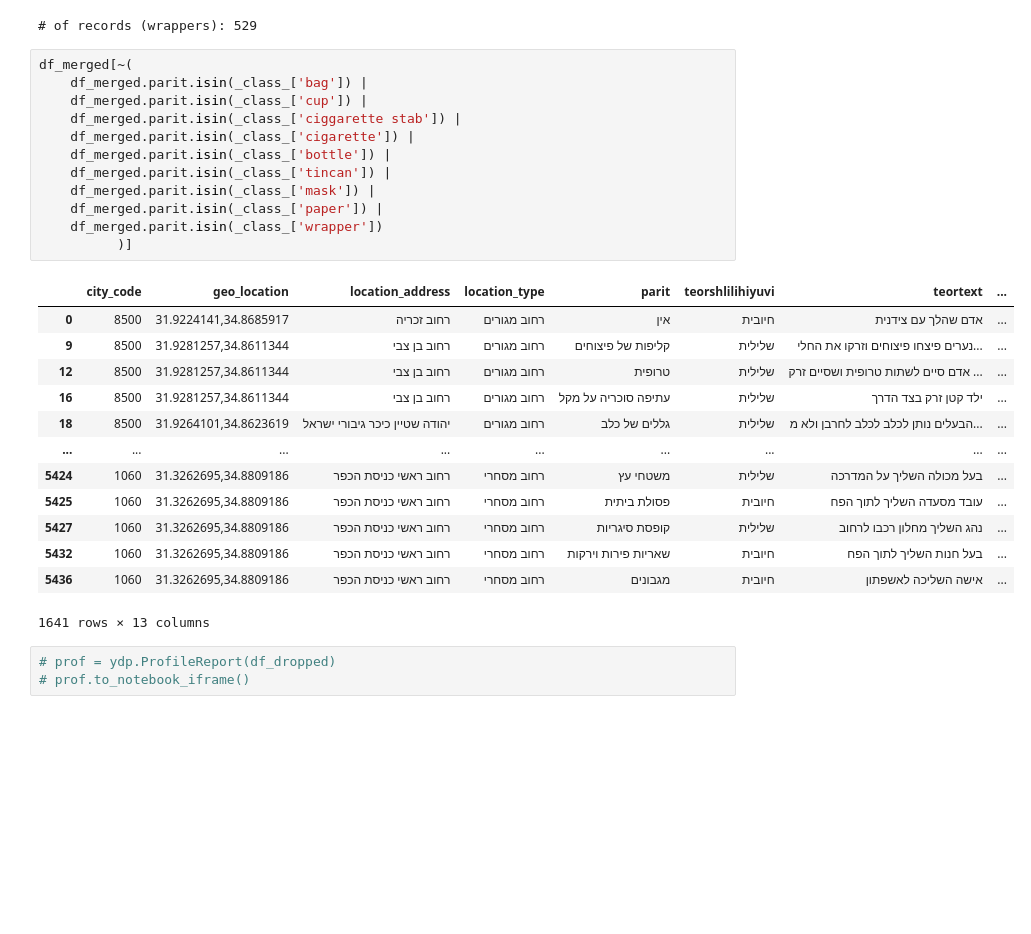
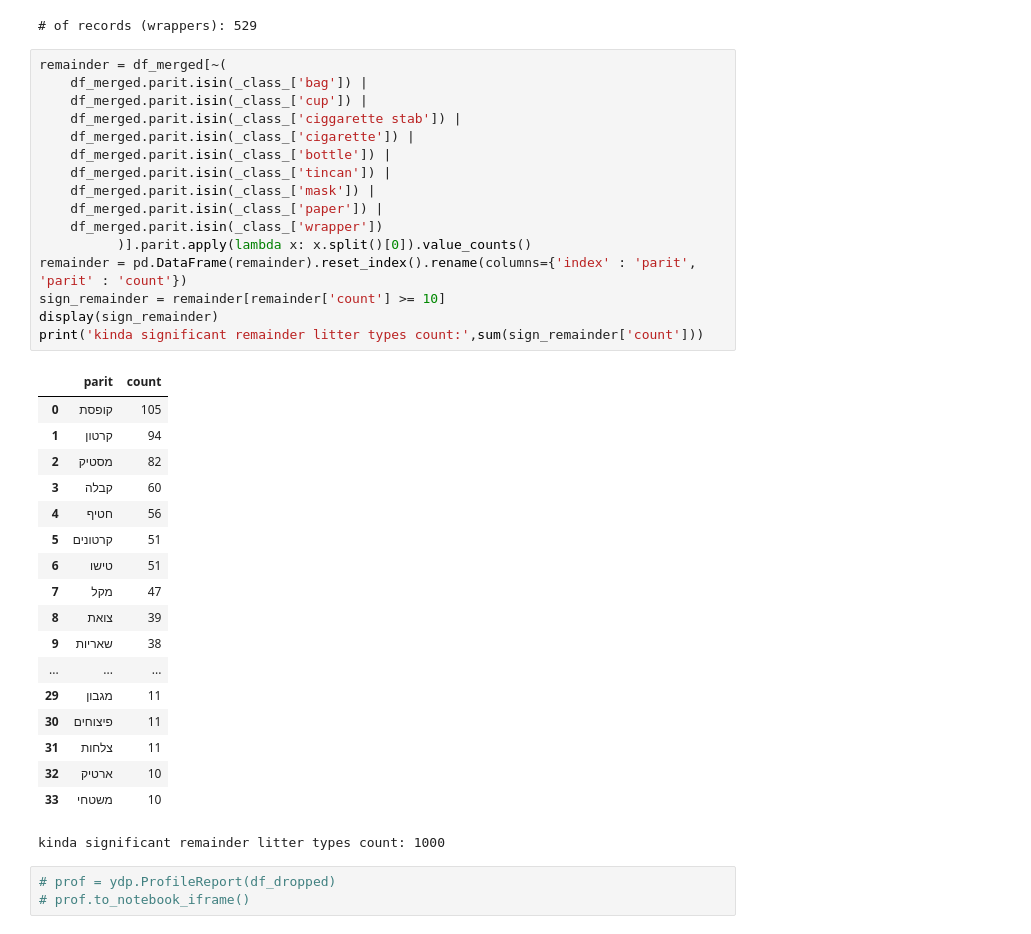
Before and after one commit to ColgateSmile/Visualization_Project_littering-incidents-Israel, a Jupyter notebook: master.ipynb, the cells around one changed output. Saved outputs shown, nothing was run; the diff lists cells and outputs as text; blank space fills up the shorter version.

Commit message:
added section with significant remaining litter types cummulative counts

```diff
--- a/master.ipynb
+++ b/master.ipynb
@@ -537,31 +537,40 @@ if show_clustered: print('included subtypes:', paper)
 # %% [output]
 # of records (wrappers): 529
 # %%
-df_merged[~(
+remainder = df_merged[~(
     df_merged.parit.isin(_class_['bag']) |
     df_merged.parit.isin(_class_['cup']) |
     df_merged.parit.isin(_class_['ciggarette stab']) |
     df_merged.parit.isin(_class_['cigarette']) |
     df_merged.parit.isin(_class_['bottle']) |
     df_merged.parit.isin(_class_['tincan']) |
     df_merged.parit.isin(_class_['mask']) |
     df_merged.parit.isin(_class_['paper']) |
     df_merged.parit.isin(_class_['wrapper'])
-          )]
+          )].parit.apply(lambda x: x.split()[0]).value_counts()
+remainder = pd.DataFrame(remainder).reset_index().rename(columns={'index' : 'parit', 'parit' : 'count'})
+sign_remainder = remainder[remainder['count'] >= 10]
+display(sign_remainder)
+print('kinda significant remainder litter types count:',sum(sign_remainder['count']))
 # %% [output]
-|  | city_code | geo_location | location_address | location_type | parit | teorshlilihiyuvi | teortext | ... |
-| 0 | 8500 | 31.9224141,34.8685917 | רחוב זכריה | רחוב מגורים | אין | חיובית | אדם שהלך עם צידנית | ... |
-| 9 | 8500 | 31.9281257,34.8611344 | רחוב בן צבי | רחוב מגורים | קליפות של פיצוחים | שלילית | נערים פיצחו פיצוחים וזרקו את החלי... | ... |
-| 12 | 8500 | 31.9281257,34.8611344 | רחוב בן צבי | רחוב מגורים | טרופית | שלילית | אדם סיים לשתות טרופית ושסיים זרק ... | ... |
-| 16 | 8500 | 31.9281257,34.8611344 | רחוב בן צבי | רחוב מגורים | עתיפה סוכריה על מקל | שלילית | ילד קטן זרק בצד הדרך | ... |
-| 18 | 8500 | 31.9264101,34.8623619 | יהודה שטיין כיכר גיבורי ישראל | רחוב מגורים | גללים של כלב | שלילית | הבעלים נותן לכלב לכלב לחרבן ולא מ... | ... |
-| ... | ... | ... | ... | ... | ... | ... | ... | ... |
-| 5424 | 1060 | 31.3262695,34.8809186 | רחוב ראשי כניסת הכפר | רחוב מסחרי | משטחי עץ | שלילית | בעל מכולה השליך על המדרכה | ... |
-| 5425 | 1060 | 31.3262695,34.8809186 | רחוב ראשי כניסת הכפר | רחוב מסחרי | פסולת ביתית | חיובית | עובד מסעדה השליך לתוך הפח | ... |
-| 5427 | 1060 | 31.3262695,34.8809186 | רחוב ראשי כניסת הכפר | רחוב מסחרי | קופסת סיגריות | שלילית | נהג השליך מחלון רכבו לרחוב | ... |
-| 5432 | 1060 | 31.3262695,34.8809186 | רחוב ראשי כניסת הכפר | רחוב מסחרי | שאריות פירות וירקות | חיובית | בעל חנות השליך לתוך הפח | ... |
-| 5436 | 1060 | 31.3262695,34.8809186 | רחוב ראשי כניסת הכפר | רחוב מסחרי | מגבונים | חיובית | אישה השליכה לאשפתון | ... |
+|  | parit | count |
+| 0 | קופסת | 105 |
+| 1 | קרטון | 94 |
+| 2 | מסטיק | 82 |
+| 3 | קבלה | 60 |
+| 4 | חטיף | 56 |
+| 5 | קרטונים | 51 |
+| 6 | טישו | 51 |
+| 7 | מקל | 47 |
+| 8 | צואת | 39 |
+| 9 | שאריות | 38 |
+| ... | ... | ... |
+| 29 | מגבון | 11 |
+| 30 | פיצוחים | 11 |
+| 31 | צלחות | 11 |
+| 32 | ארטיק | 10 |
+| 33 | משטחי | 10 |
-1641 rows × 13 columns
+kinda significant remainder litter types count: 1000
 # %%
 # prof = ydp.ProfileReport(df_dropped)
 # prof.to_notebook_iframe()
```
